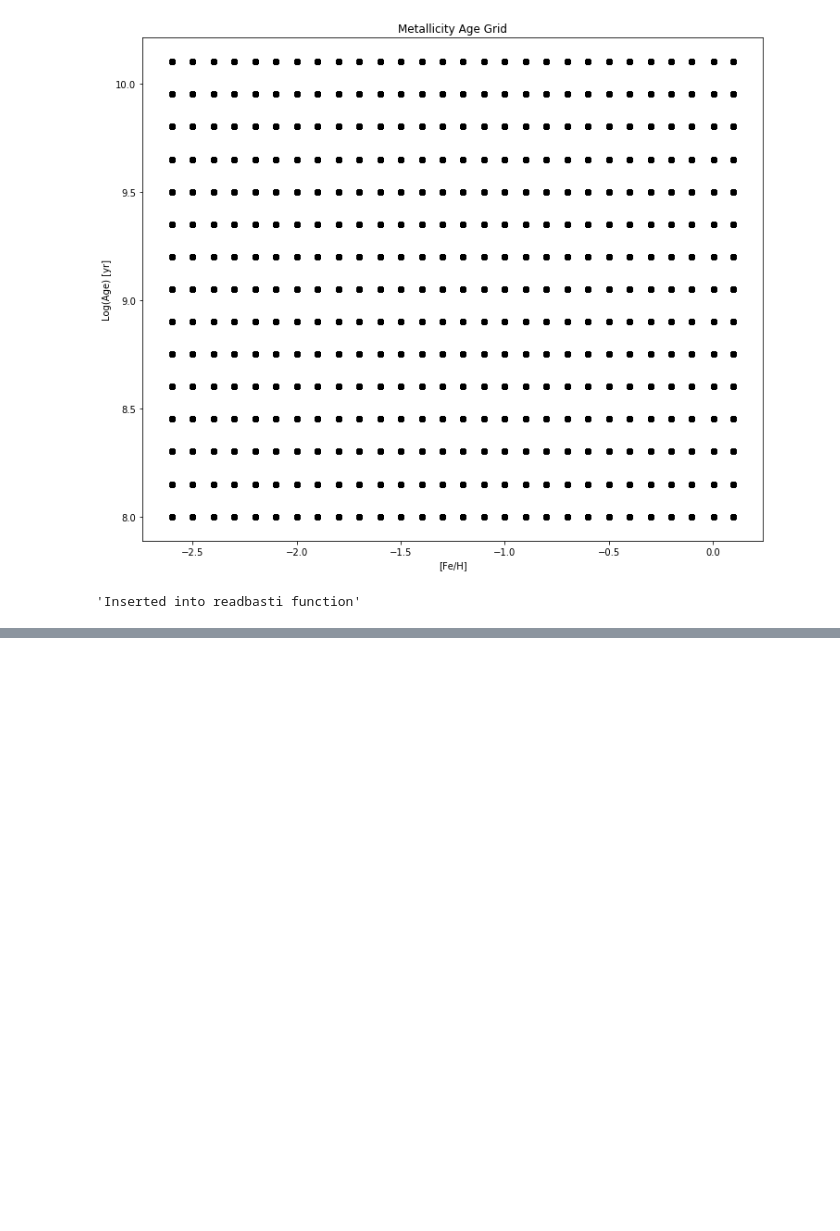
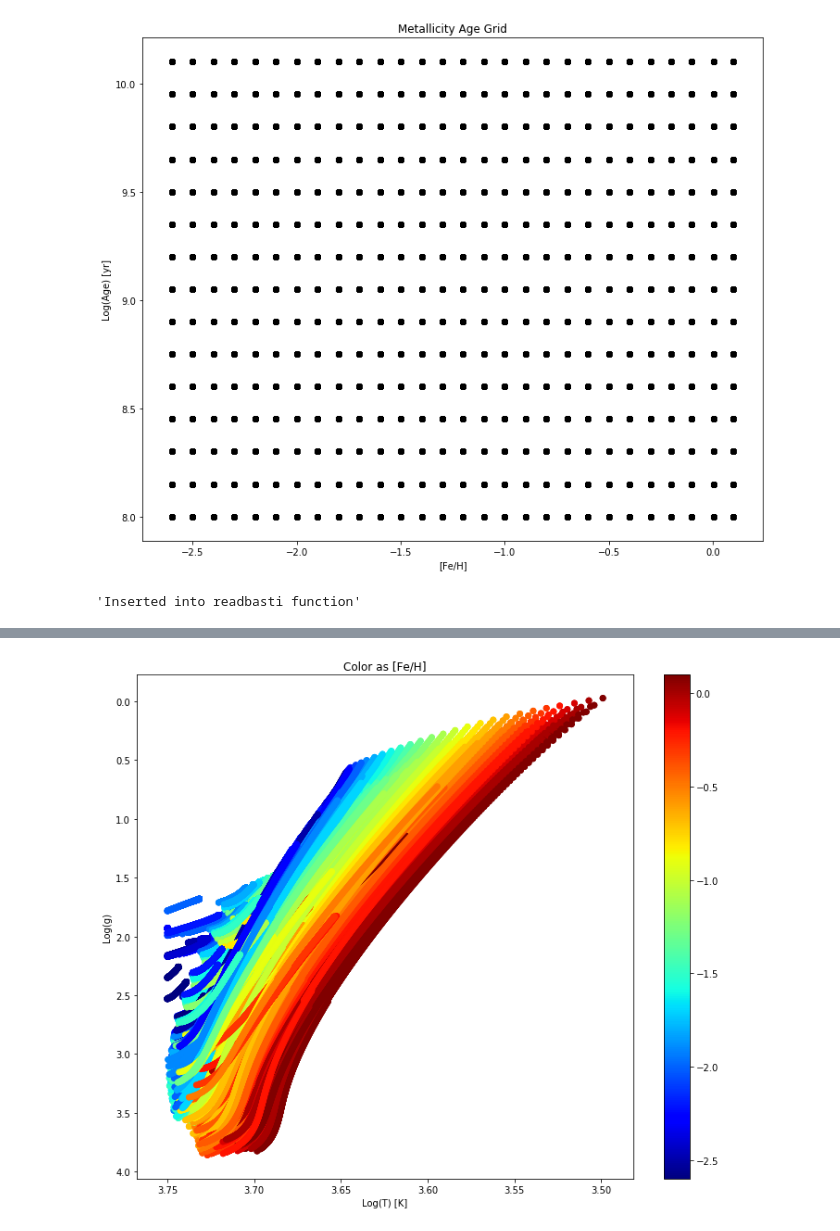
Before and after one commit to JoshuaPovick/Magellanic_Ages, a Jupyter notebook: BaSTI_only.ipynb, the cells around one changed output, grey strips where cells are left out. Saved outputs shown, nothing was run; the diff lists cells and outputs as text; code cells hidden in the pictures; blank space fills up the shorter version.

```diff
--- a/BaSTI_only.ipynb
+++ b/BaSTI_only.ipynb
@@ -173,0 +209,12 @@ plt.show()
+# %%
+plt.figure(figsize=[12,10])
+plt.scatter(trgb['LOGT'],trgb['LOGG'],c=trgb['FEH'],cmap='jet')
+plt.gca().invert_yaxis()
+plt.gca().invert_xaxis()
+plt.colorbar()
+plt.xlabel(r'Log(T) [K]')
+plt.ylabel(r'Log(g)')
+plt.title(r'Color as [Fe/H]')
+plt.show()
+# %% [output]
+[figure, added]
```
Also changed, not shown: parts of 11 cells of this notebook, 7 other files.
